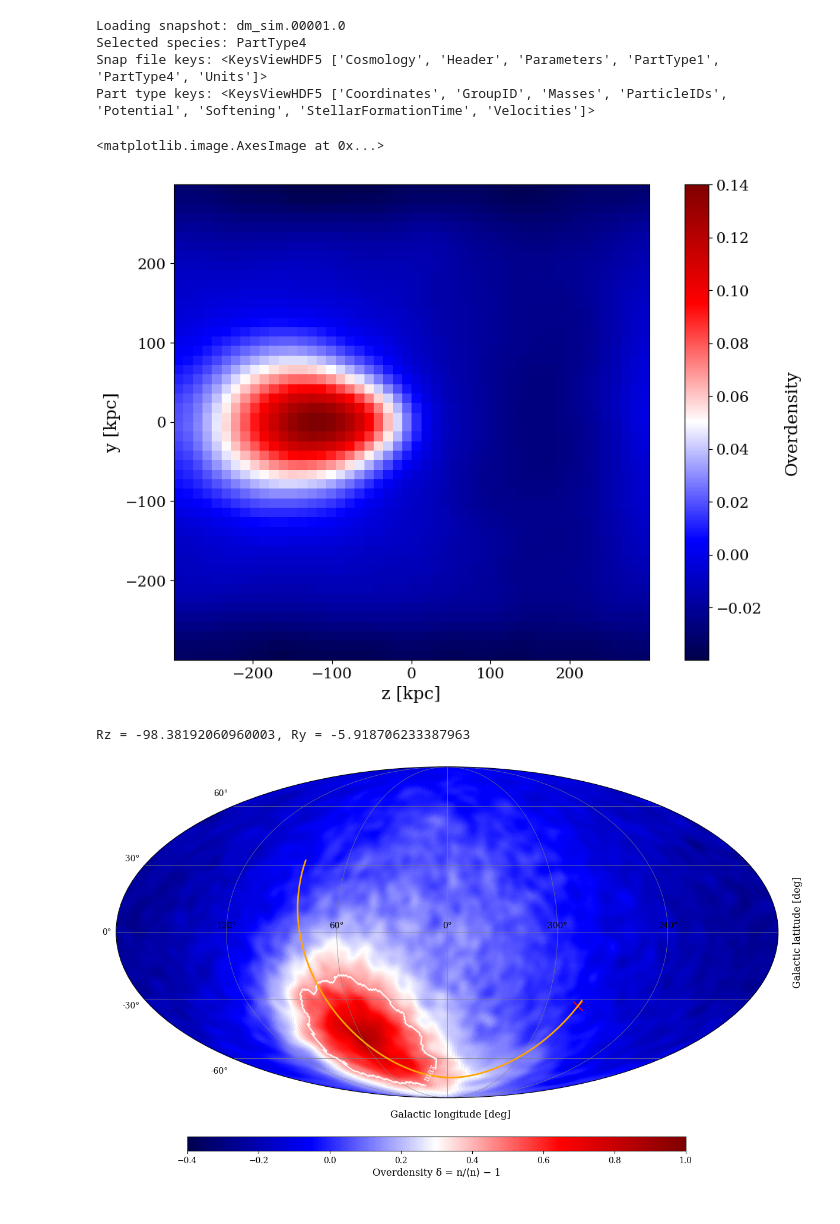
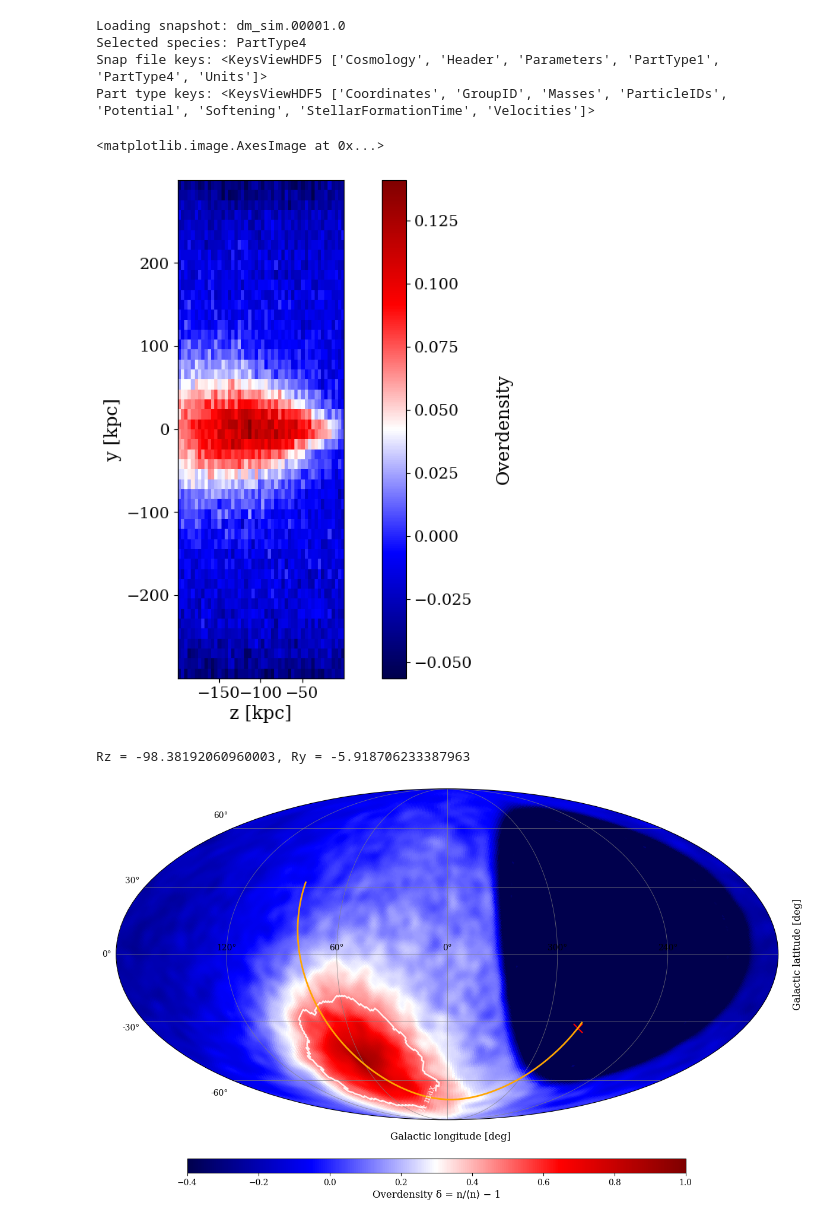
Before and after one commit to TheArchAstronomer/My_thesis, a Jupyter notebook: Hernquist_profile.ipynb, the cells around one changed output. Saved outputs shown, nothing was run; the diff lists cells and outputs as text; code cells hidden in the pictures.

```diff
--- a/Hernquist_profile.ipynb
+++ b/Hernquist_profile.ipynb
@@ -71,7 +71,8 @@ Selected species: PartType4
 Snap file keys: <KeysViewHDF5 ['Cosmology', 'Header', 'Parameters', 'PartType1', 'PartType4', 'Units']>
 Part type keys: <KeysViewHDF5 ['Coordinates', 'GroupID', 'Masses', 'ParticleIDs', 'Potential', 'Softening', 'StellarFormationTime', 'Velocities']>
 # %%
-#star_coord = star_coord[np.where((star_coord[:, 0] < 0) & (star_coord[:, 0] > -200))]
+star_coord = star_coord[np.where((star_coord[:, 0] < 0) & (star_coord[:, 0] > -200))]
+# star_coord = star_coord[np.where((star_coord[:, 0] < 0))]
 # %%
 x = star_coord[:,0]
 y = star_coord[:,1]
@@ -81,10 +82,10 @@ z = star_coord[:,2]
 # y = star_coord_x[:,1]
 # plot_OD_gaussian(x, y, (50, 50), 2, 'x [kpc]', 'y [kpc]')
 # %%
-plot_OD_gaussian(x, y, (50, 50), 2, 'z [kpc]', 'y [kpc]')
+plot_OD_gaussian(x, y, (50, 50), 0, 'z [kpc]', 'y [kpc]')
 # %% [output]
 <matplotlib.image.AxesImage at 0x...>
-[figure, old version]
+[figure, new version]
 # %%
 #interest 0 sss
 # %%
@@ -358,7 +359,7 @@ plt.figtext(1.00, 0.54, "Galactic latitude [deg]",  va="center", rotation=90, fo
 plt.subplots_adjust(bottom=0.1, top=0.98, left=0.05, right=0.98)
 plt.show()
 # %% [output]
-[figure, old version]
+[figure, new version]
 # %%
 H, lon_edges, lat_edges = np.histogram2d(
     -lon, lat,
```
Also changed, not shown: parts of 1 cell of this notebook, 3 other files.
